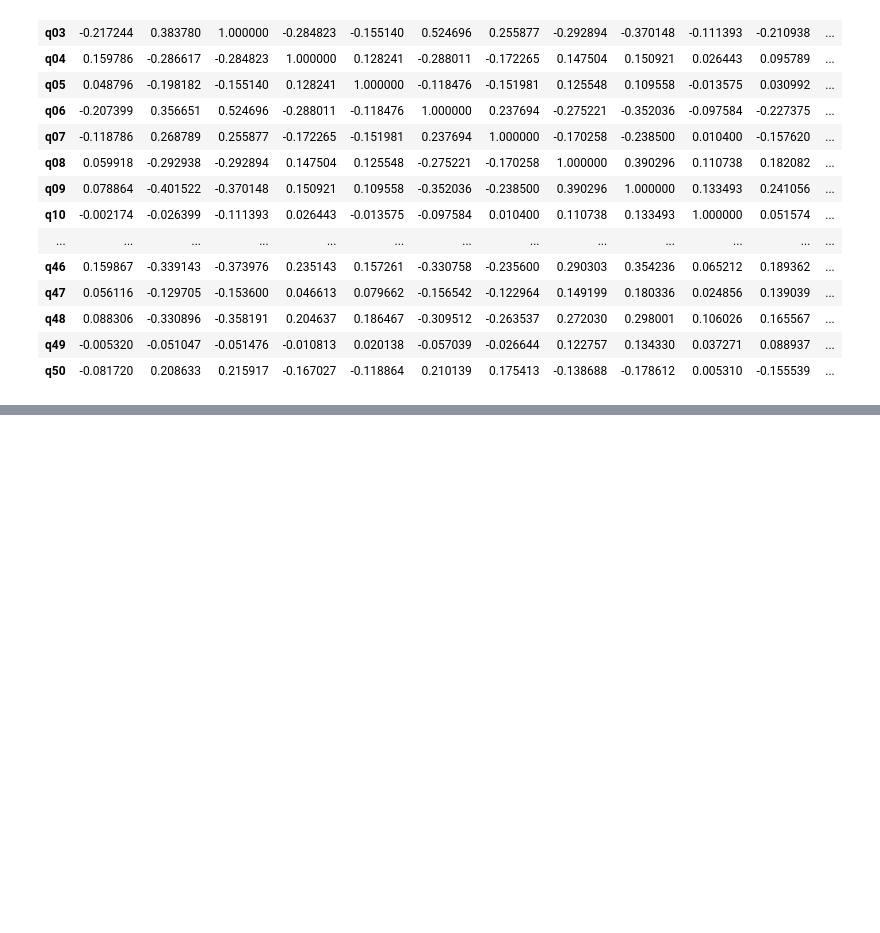
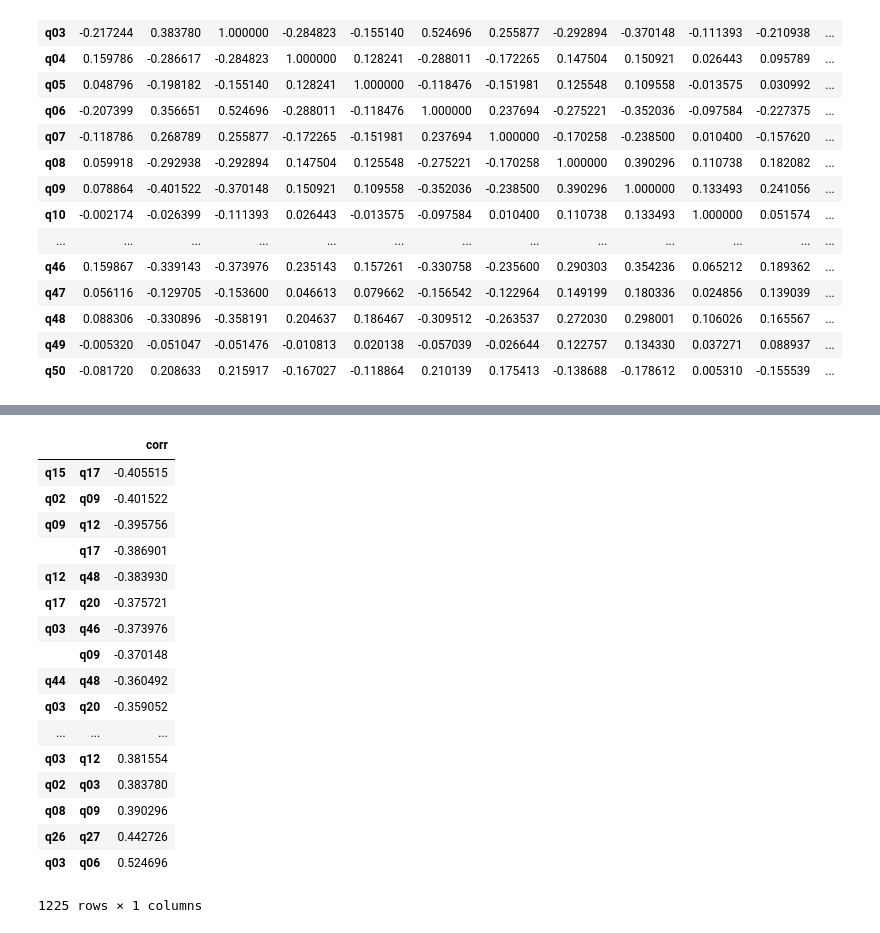
Before and after one commit to tsycstang/data_analysis, a Jupyter notebook: PolitiAnalysis.ipynb, the cells around one changed output, grey strips where cells are left out. Cells and saved outputs as stored; diff of their text form; code cells hidden in the pictures; blank space fills up the shorter version.

```diff
--- a/PolitiAnalysis.ipynb
+++ b/PolitiAnalysis.ipynb
@@ -124,0 +140,30 @@ corr_matrix
+# %%
+corr_dict = {}
+for i in qlist:
+    for j in qlist:
+        if i != j and (i, j) not in corr_dict and (j, i) not in corr_dict:
+            corr_dict[(i, j)] = corr_matrix[i][j]
+corr_S = pd.Series(corr_dict)
+# %%
+corr_df = pd.DataFrame(corr_S, columns=['corr'])
+# %%
+corr_df.sort_values(by='corr')
+# %% [output]
+|  |  | corr |
+| q15 | q17 | -0.405515 |
+| q02 | q09 | -0.401522 |
+| q09 | q12 | -0.395756 |
+|  | q17 | -0.386901 |
+| q12 | q48 | -0.383930 |
+| q17 | q20 | -0.375721 |
+| q03 | q46 | -0.373976 |
+|  | q09 | -0.370148 |
+| q44 | q48 | -0.360492 |
+| q03 | q20 | -0.359052 |
+| ... | ... | ... |
+| q03 | q12 | 0.381554 |
+| q02 | q03 | 0.383780 |
+| q08 | q09 | 0.390296 |
+| q26 | q27 | 0.442726 |
+| q03 | q06 | 0.524696 |
+1225 rows × 1 columns
```
Also changed, not shown: parts of 4 cells of this notebook.
